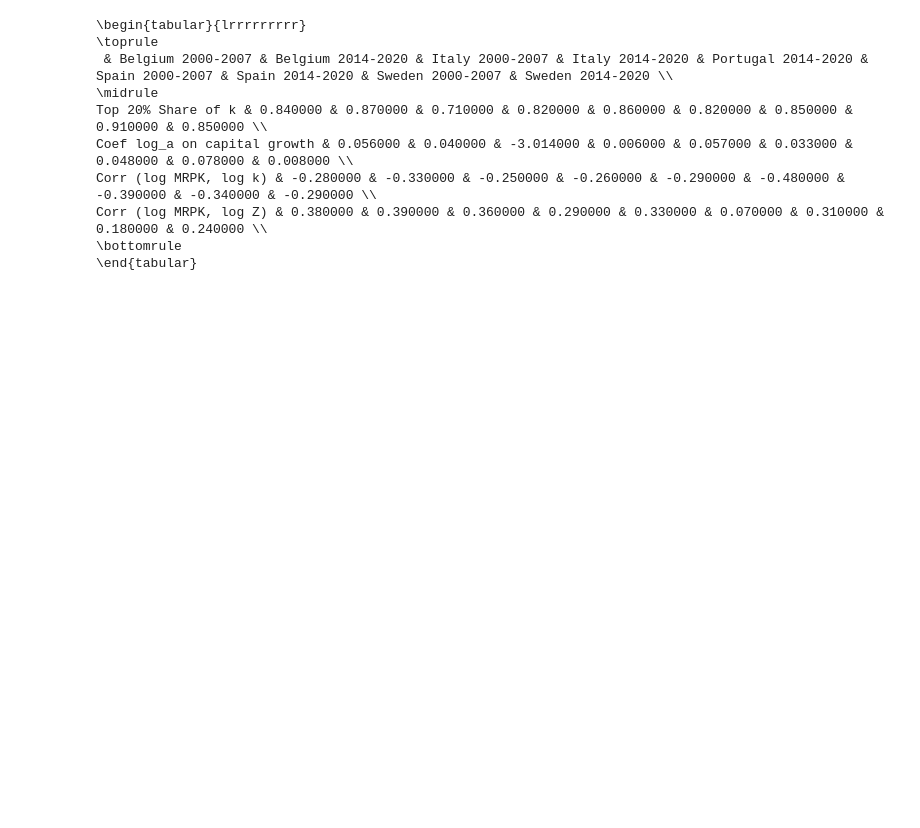
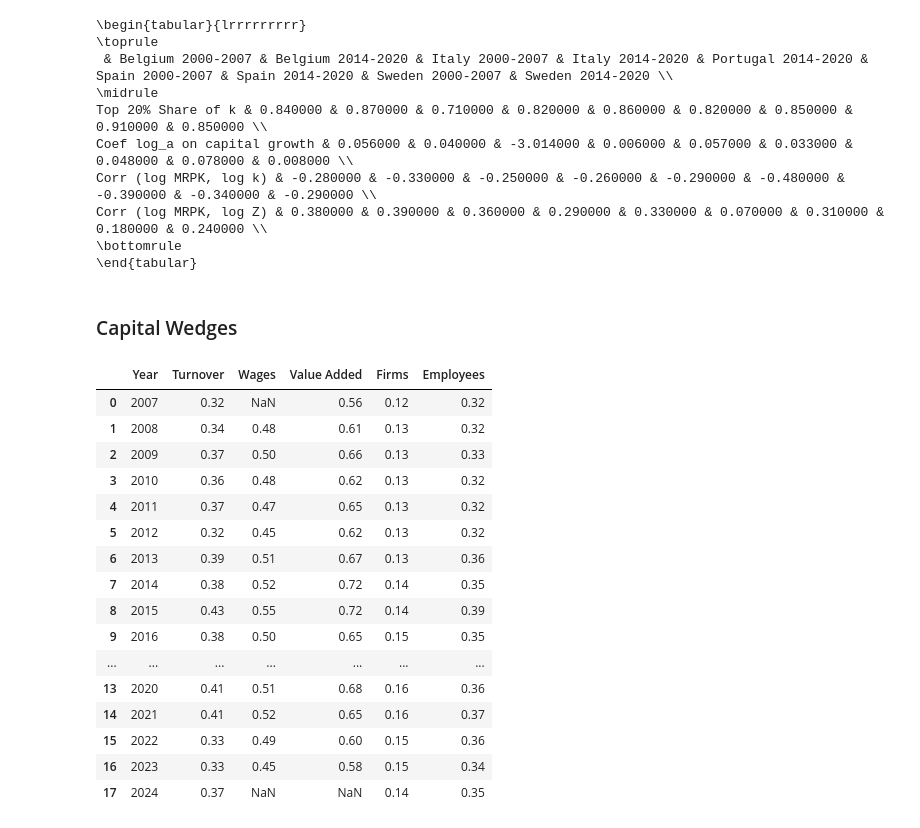
Before and after one commit to CurdinLieberherr/Master-Thesis, a Jupyter notebook: final_countries.ipynb, the cells around one changed output. Drawn from its saved outputs; the diff is of its cells as text; code cells hidden in the pictures; blank space fills up the shorter version.

```diff
--- a/final_countries.ipynb
+++ b/final_countries.ipynb
@@ -131,3 +131,26 @@ Corr (log MRPK, log k) & -0.280000 & -0.330000 & -0.250000 & -0.260000 & -0.2900
 Corr (log MRPK, log Z) & 0.380000 & 0.390000 & 0.360000 & 0.290000 & 0.330000 & 0.070000 & 0.310000 & 0.180000 & 0.240000 \\
 \bottomrule
 \end{tabular}
+# %% [markdown]
+### Capital Wedges
+# %%
+analysis = MisallocationAnalysis('Portugal', 2007, 2024, sector='C')
+analysis.compare_df_eurostats()
+# %% [output]
+|  | Year | Turnover | Wages | Value Added | Firms | Employees |
+| 0 | 2007 | 0.32 | NaN | 0.56 | 0.12 | 0.32 |
+| 1 | 2008 | 0.34 | 0.48 | 0.61 | 0.13 | 0.32 |
+| 2 | 2009 | 0.37 | 0.50 | 0.66 | 0.13 | 0.33 |
+| 3 | 2010 | 0.36 | 0.48 | 0.62 | 0.13 | 0.32 |
+| 4 | 2011 | 0.37 | 0.47 | 0.65 | 0.13 | 0.32 |
+| 5 | 2012 | 0.32 | 0.45 | 0.62 | 0.13 | 0.32 |
+| 6 | 2013 | 0.39 | 0.51 | 0.67 | 0.13 | 0.36 |
+| 7 | 2014 | 0.38 | 0.52 | 0.72 | 0.14 | 0.35 |
+| 8 | 2015 | 0.43 | 0.55 | 0.72 | 0.14 | 0.39 |
+| 9 | 2016 | 0.38 | 0.50 | 0.65 | 0.15 | 0.35 |
+| ... | ... | ... | ... | ... | ... | ... |
+| 13 | 2020 | 0.41 | 0.51 | 0.68 | 0.16 | 0.36 |
+| 14 | 2021 | 0.41 | 0.52 | 0.65 | 0.16 | 0.37 |
+| 15 | 2022 | 0.33 | 0.49 | 0.60 | 0.15 | 0.36 |
+| 16 | 2023 | 0.33 | 0.45 | 0.58 | 0.15 | 0.34 |
+| 17 | 2024 | 0.37 | NaN | NaN | 0.14 | 0.35 |
```
Also changed, not shown: parts of 3 cells of this notebook, 2 other files.
